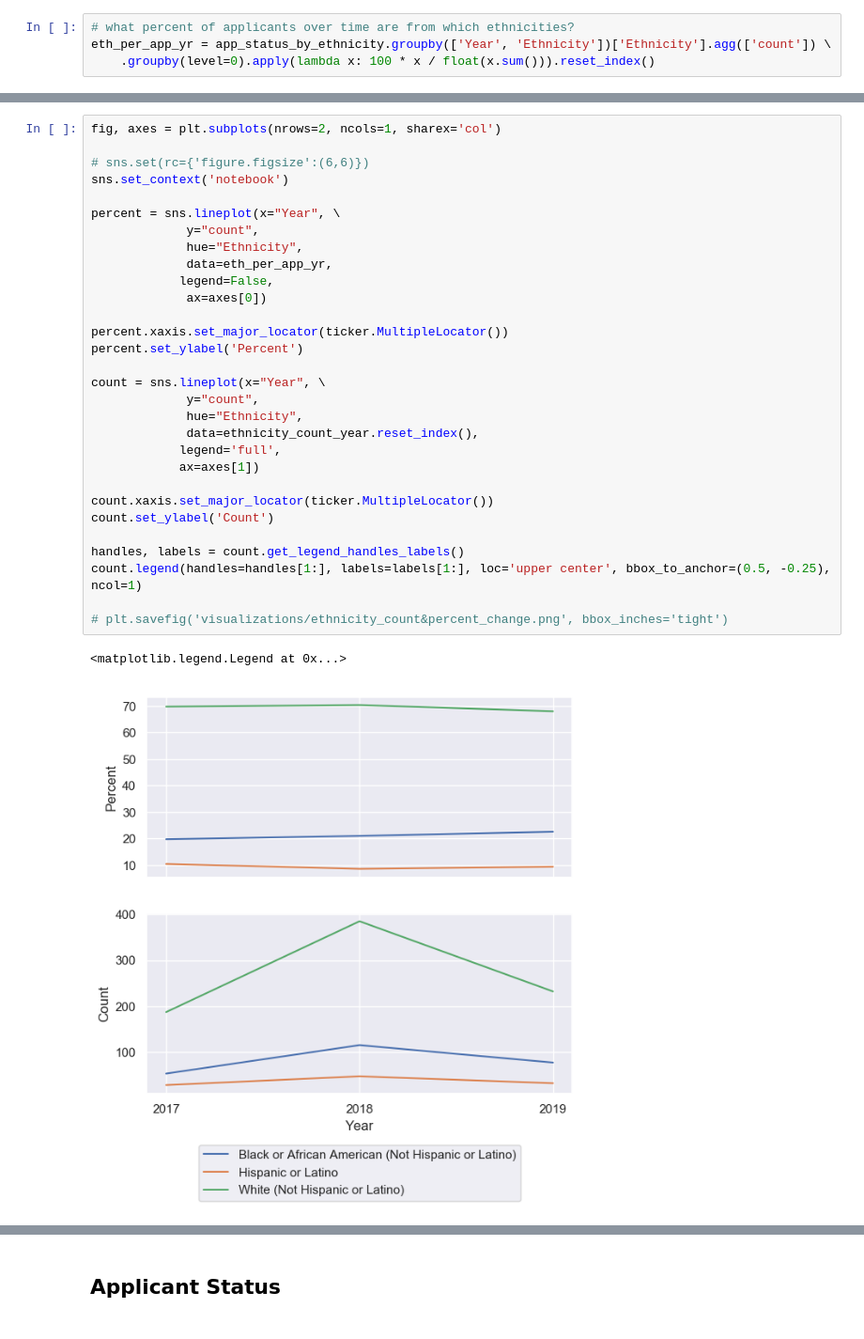
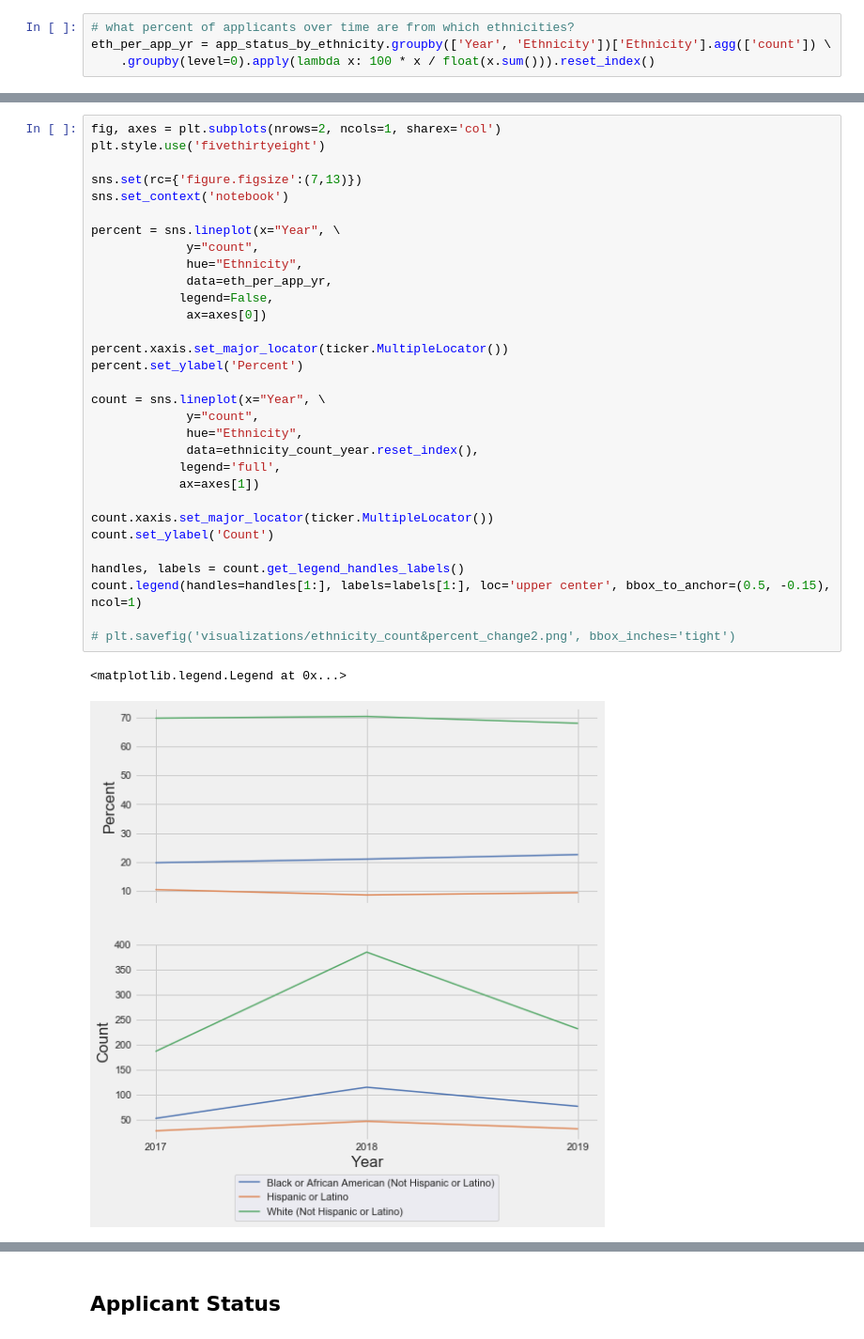
Before and after one commit to mrkjhsn/South-Bend-Police-Department-Recruitment, a Jupyter notebook: south_bend_police_recruitment.ipynb, the cells around one changed output, grey strips where cells are left out. Shown at 94% size. Drawn from its saved outputs; the diff is of its cells as text.

```diff
--- a/south_bend_police_recruitment.ipynb
+++ b/south_bend_police_recruitment.ipynb
@@ -123,33 +144,34 @@ eth_per_app_yr
 # %%
 fig, axes = plt.subplots(nrows=2, ncols=1, sharex='col')
+plt.style.use('fivethirtyeight')
 
-# sns.set(rc={'figure.figsize':(6,6)})
+sns.set(rc={'figure.figsize':(7,13)})
 sns.set_context('notebook')
 
 percent = sns.lineplot(x="Year", \
              y="count",
              hue="Ethnicity",
              data=eth_per_app_yr,
             legend=False,
              ax=axes[0])
 
 percent.xaxis.set_major_locator(ticker.MultipleLocator())
 percent.set_ylabel('Percent')
 
 count = sns.lineplot(x="Year", \
              y="count",
              hue="Ethnicity",
              data=ethnicity_count_year.reset_index(),
             legend='full',
             ax=axes[1])
 
 count.xaxis.set_major_locator(ticker.MultipleLocator())
 count.set_ylabel('Count')
 
 handles, labels = count.get_legend_handles_labels()
-count.legend(handles=handles[1:], labels=labels[1:], loc='upper center', bbox_to_anchor=(0.5, -0.25), ncol=1)
+count.legend(handles=handles[1:], labels=labels[1:], loc='upper center', bbox_to_anchor=(0.5, -0.15), ncol=1)
 
-# plt.savefig('visualizations/ethnicity_count&percent_change.png', bbox_inches='tight')
+# plt.savefig('visualizations/ethnicity_count&percent_change2.png', bbox_inches='tight')
 # %% [output]
 <matplotlib.legend.Legend at 0x...>
-[figure, old version]
+[figure, new version]
```
Also changed, not shown: parts of 32 cells of this notebook.
